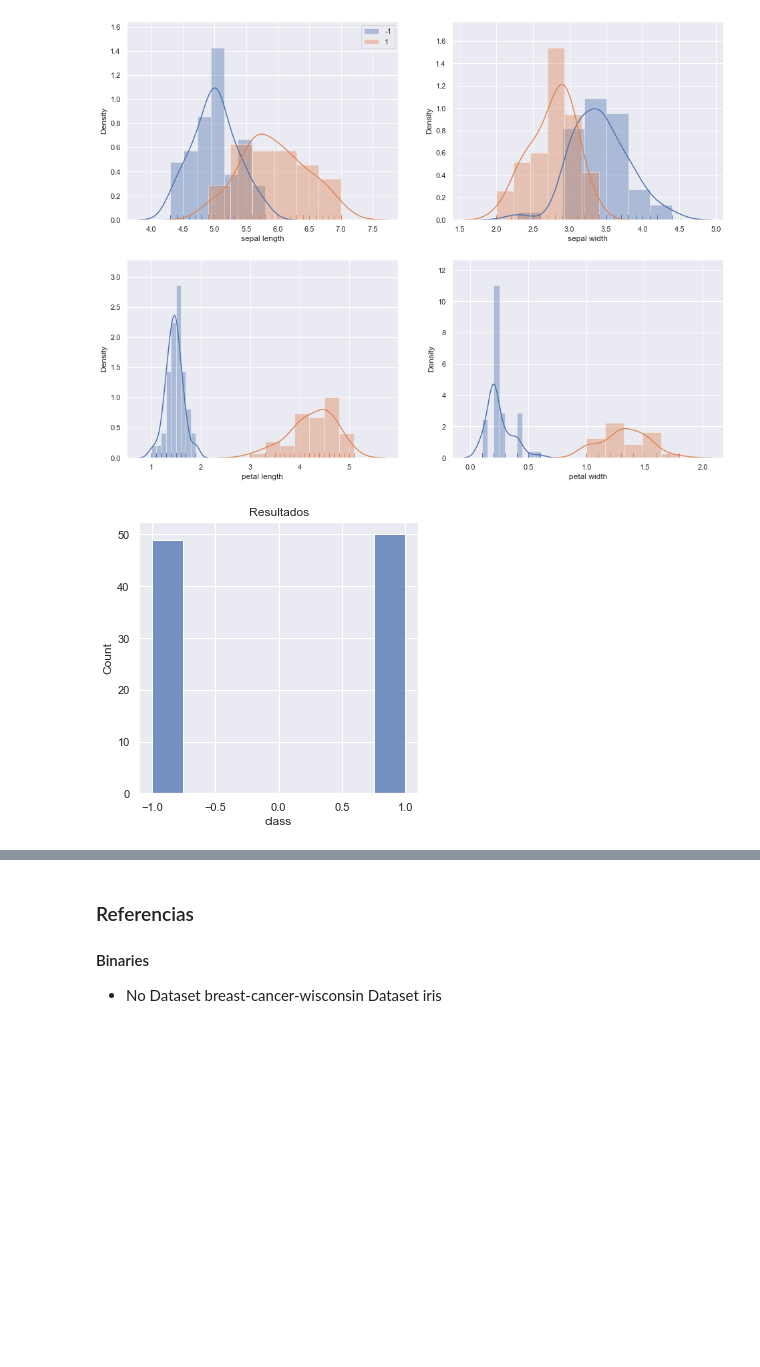
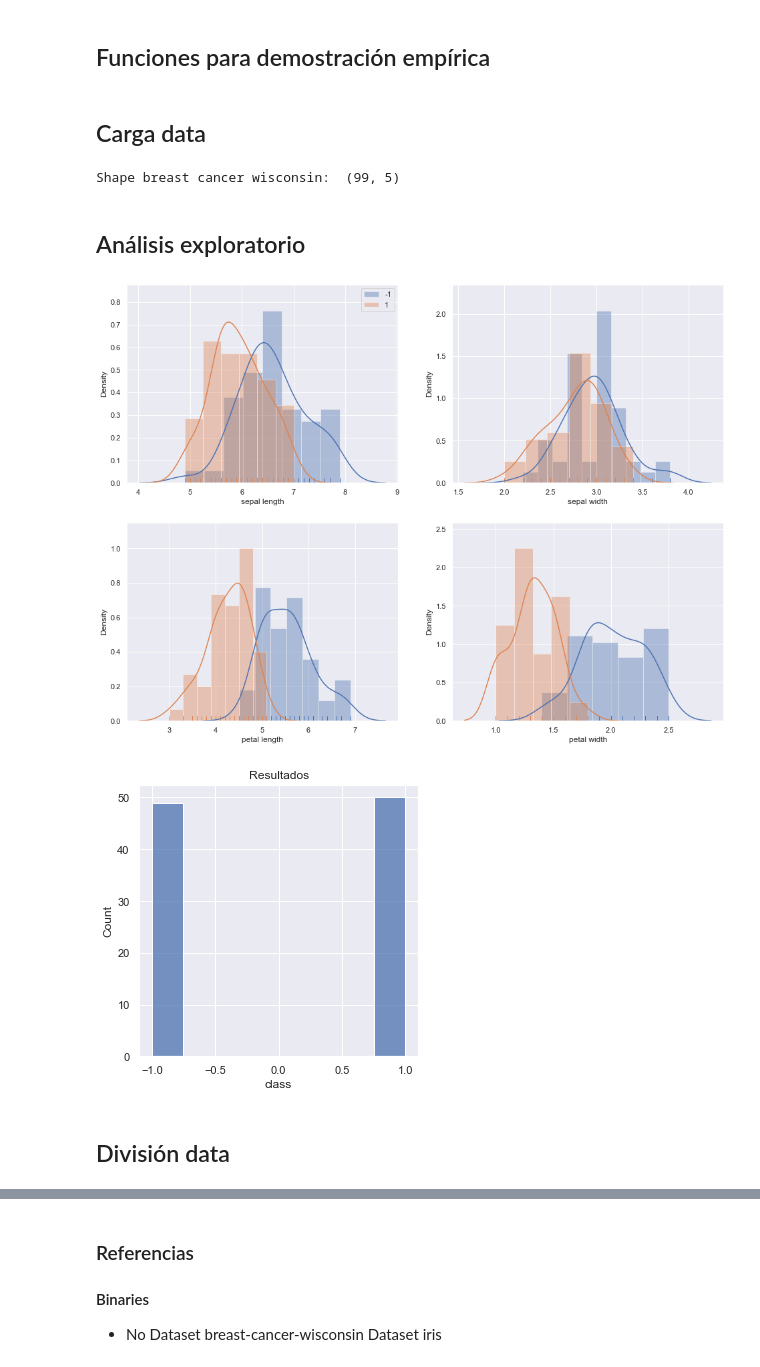
Before and after one commit to hugosep/machine-learning-taller-1, a Jupyter notebook: ml-taller-1-Jorge.ipynb, the cells around one changed output, grey strips where cells are left out. Cells and saved outputs as stored; diff of their text form; code cells hidden in the pictures; blank space fills up the shorter version.

Commit message:
dataset3

```diff
--- a/ml-taller-1-Jorge.ipynb
+++ b/ml-taller-1-Jorge.ipynb
@@ -9,0 +16,2 @@ warnings.filterwarnings("ignore")
+# %% [markdown]
+## Funciones para demostración empírica
@@ -10,33 +106,39 @@ warnings.filterwarnings("ignore")
+# %% [markdown]
+## Carga data
+# %%
+data = pd.read_csv('datasets/iris.data', sep=",")
+
+data.columns = [
+    "sepal length",
+    "sepal width",
+    "petal length",
+    "petal width",
+    "class"
+]
+
+print("Shape breast cancer wisconsin: ", data.shape)#cambiar despues
+# %% [output]
+Shape breast cancer wisconsin:  (99, 5)
+# %% [markdown]
+## Análisis exploratorio
 # %%
-data = pd.read_csv('iris.data', sep=",")
-
-data = data.dropna()
-#print(data.columns)
-data.columns = [
-    "sepal length",
-    "sepal width",
-    "petal length",
-    "petal width",
-    "class"
-]
-
-
-data.loc[data['class'] == 'Iris-setosa', 'class'] = -1
+data.loc[data['class'] == 'Iris-virginica', 'class'] = -1
 data.loc[data['class'] == 'Iris-versicolor', 'class'] = 1
 
 fig, axes = plt.subplots(figsize=(16, 12), nrows=2, ncols=2)
-
 for i, column in enumerate(data.columns[:-1]):
     for result in [-1, 1]:
       target = data.loc[data['class'] == result]
       sns.distplot(target[column], rug=True, kde=True, ax=axes[i//2,i%2], label=result)
       if i==0:
         axes[0,0].legend()
 
 fig, ax = plt.subplots(figsize=(5, 5),nrows=1)
-sns.histplot(data=data["class"], palette="Blues_d",ax=ax, label=["Iris-setosa", "Iris-versicolor"])
+sns.histplot(data=data["class"], palette="Blues_d",ax=ax, label=["Iris-virginica", "Iris-versicolor"])
 ax.set_title('Resultados')
 plt.show()
 # %% [output]
-[figure, old version]
+[figure, new version]
 [figure]
+# %% [markdown]
+## División data
```
Also changed, not shown: parts of 17 cells of this notebook, 4 other files.
